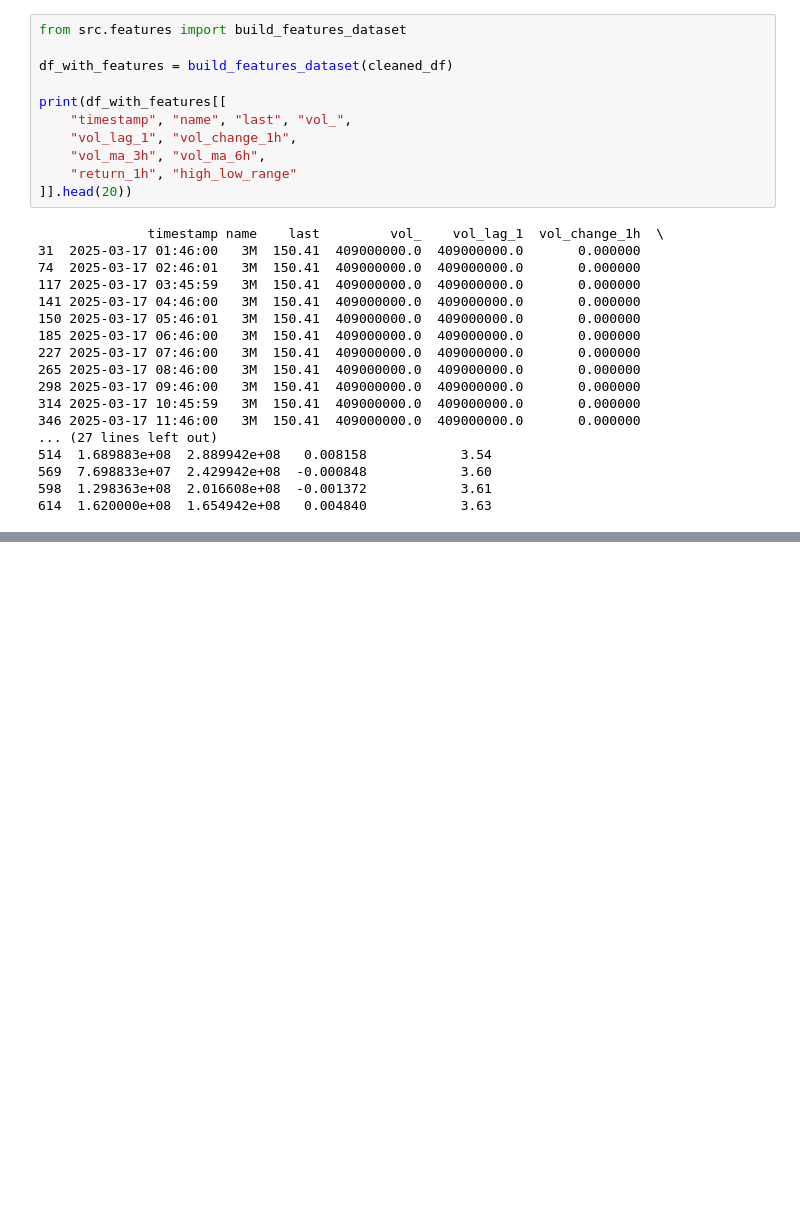
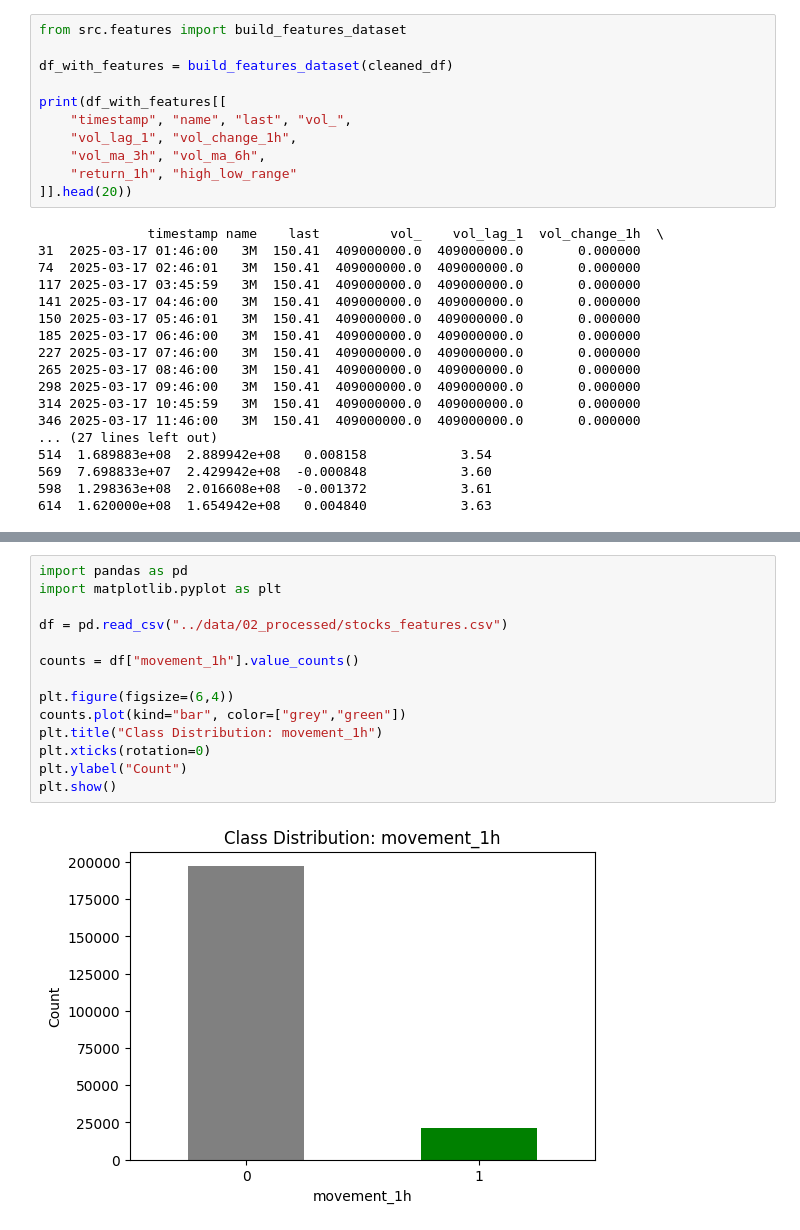
Before and after one commit to ademmrabet/stockmarketforcast, a Jupyter notebook: notebooks/01_exploratory.ipynb, the cells around one changed output, grey strips where cells are left out. Saved outputs shown, nothing was run; the diff lists cells and outputs as text; blank space fills up the shorter version.

```diff
--- a/notebooks/01_exploratory.ipynb
+++ b/notebooks/01_exploratory.ipynb
@@ -169,0 +242,16 @@ print(df_with_features[[
+# %%
+import pandas as pd
+import matplotlib.pyplot as plt
+
+df = pd.read_csv("../data/02_processed/stocks_features.csv")
+
+counts = df["movement_1h"].value_counts()
+
+plt.figure(figsize=(6,4))
+counts.plot(kind="bar", color=["grey","green"])
+plt.title("Class Distribution: movement_1h")
+plt.xticks(rotation=0)
+plt.ylabel("Count")
+plt.show()
+# %% [output]
+[figure, added]
```
Also changed, not shown: parts of 13 cells of this notebook, 8 other files.
